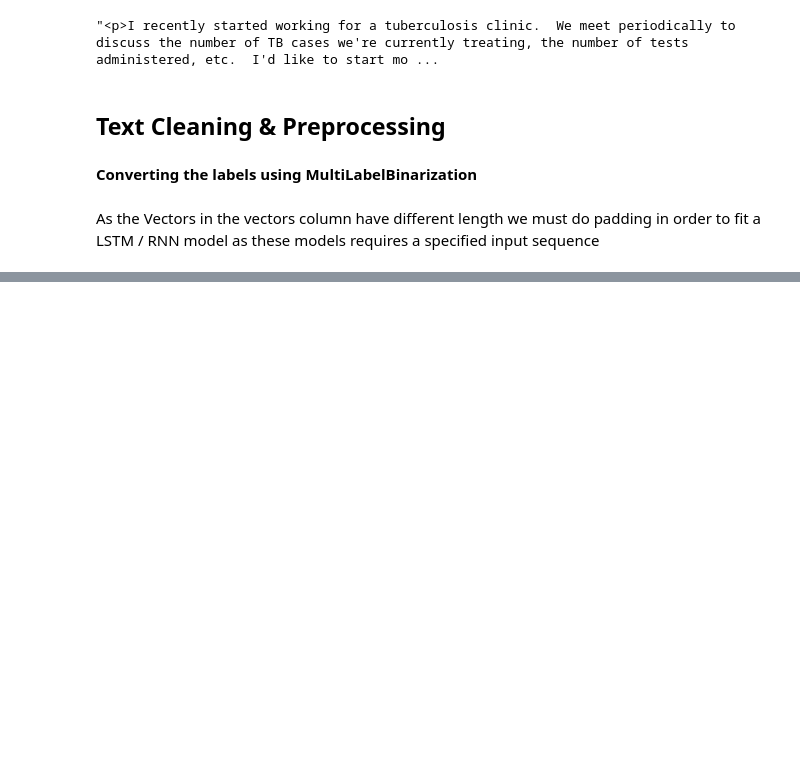
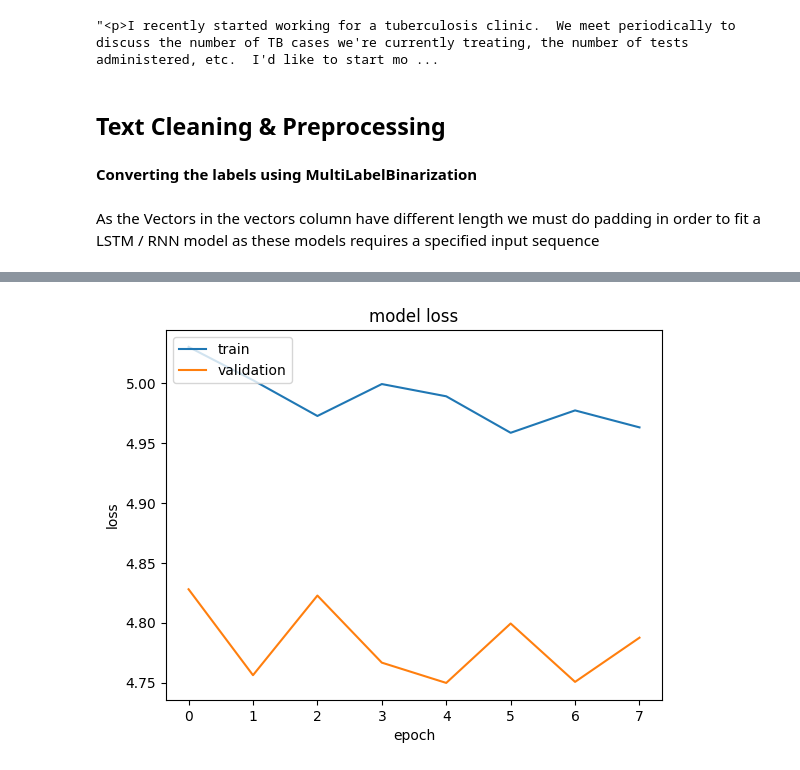
Before and after one commit to Arya920/Auto_Tagging_System_Project, a Jupyter notebook: 🏷️🏷️Auto_Tagging_System_using_RNN_Architecture.ipynb, the cells around one changed output, grey strips where cells are left out. Saved outputs shown, nothing was run; the diff lists cells and outputs as text; code cells hidden in the pictures; blank space fills up the shorter version.

```diff
--- a/🏷️🏷️Auto_Tagging_System_using_RNN_Architecture.ipynb
+++ b/🏷️🏷️Auto_Tagging_System_using_RNN_Architecture.ipynb
@@ -270,6 +298,6 @@ final_df['vectors'][0]
 # %%
-max_seq_length = 1000
-X_padded = pad_sequences(final_df['vectors'], maxlen=max_seq_length, dtype='float32', padding='post', truncating='post', value=0.0)
+max_seq_length = 3000
+X_padded = pad_sequences(final_df['combined_vec'], maxlen=max_seq_length, dtype='float32', padding='post', truncating='post', value=0.0)
 # %%
 X_padded.shape
 # %% [output]
@@ -277,22 +305,25 @@ X_padded.shape
 # %%
-y = final_df.drop(columns=['vectors']).values
+y = final_df.drop(columns=['query_vec','combined_vec','title_vec','weighted_title_vec']).values
 # %%
-x_train,x_test,y_train,y_test=train_test_split(X_padded, y, test_size=0.2, random_state=9)
+X_train,X_test,y_train,y_test=train_test_split(X_padded, y, test_size=0.2, random_state=9)
 # %%
 X_train = X_train.reshape(X_train.shape[0], X_train.shape[1], 1)
 X_test = X_test.reshape(X_test.shape[0], X_test.shape[1], 1)
 # %%
 early_stopping = EarlyStopping(monitor = 'accuracy' , patience = 2  ,restore_best_weights = True )
 model = Sequential()
-model.add(LSTM(100, input_shape=(X_train.shape[1], X_train.shape[2]), return_sequences=True))
-model.add(Dropout(0.3))
-model.add(LSTM(50))
-model.add(Dropout(0.2))
+model.add(LSTM(256, input_shape=(X_train.shape[1], X_train.shape[2]), return_sequences=True))
+model.add(Dropout(0.1))
+model.add(LSTM(128, return_sequences=True))
+model.add(Dropout(0.1))
+model.add(LSTM(64))
+model.add(Dropout(0.1))
 model.add(Dense(10, activation='softmax'))
 
 
 model.compile(optimizer='adam', loss='categorical_crossentropy', metrics=['accuracy'])
 
-model.fit(X_train, y_train, epochs=10, batch_size=32, validation_data=(X_test, y_test),verbose=1,callbacks=[early_stopping])
+Model_hist= model.fit(X_train, y_train, epochs=10, batch_size=32,
+                      validation_data=(X_test, y_test),verbose=1,callbacks=[early_stopping])
 # %% [output]
 Epoch 1/10
@@ -332,3 +370,13 @@ print(class_report)
     accuracy                           0.26      2222
    macro avg       0.03      0.11      0.05      2222
 weighted avg       0.07      0.26      0.10      2222
+# %%
+plt.plot(Model_hist.history['loss'])
+plt.plot(Model_hist.history['val_loss'])
+plt.title('model loss')
+plt.ylabel('loss')
+plt.xlabel('epoch')
+plt.legend(['train', 'validation'], loc='upper left')
+plt.show()
+# %% [output]
+[figure, added]
```
Also changed, not shown: parts of 37 cells of this notebook.
